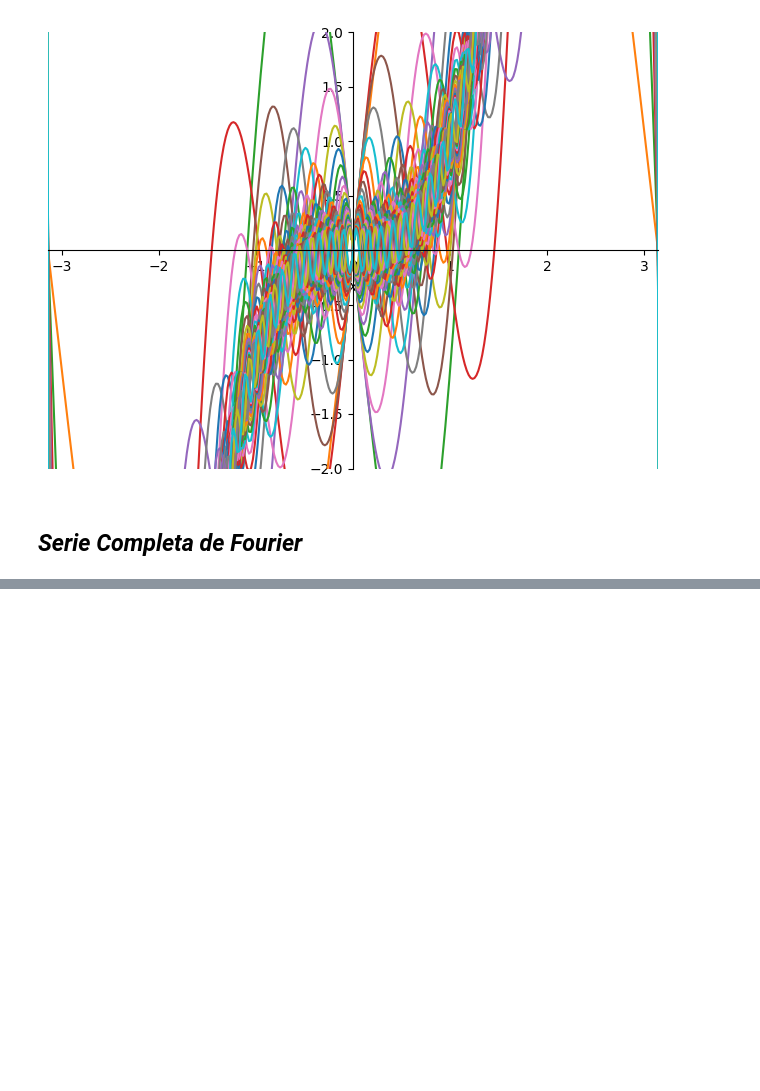
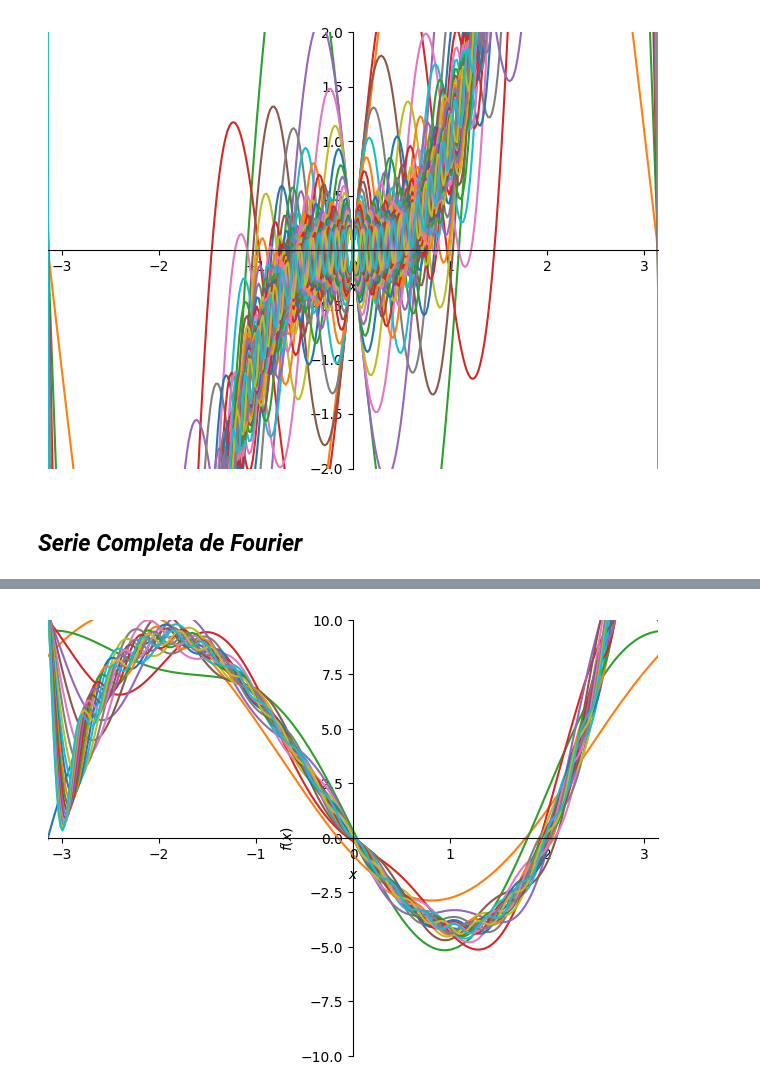
Before and after one commit to 19peirooo/Programas, a Jupyter notebook: Repaso/Fourier.ipynb, the cells around one changed output, grey strips where cells are left out. Drawn from its saved outputs; the diff is of its cells as text; code cells hidden in the pictures; blank space fills up the shorter version.

```diff
--- a/Repaso/Fourier.ipynb
+++ b/Repaso/Fourier.ipynb
@@ -154,0 +173,3 @@ grp.show()
+# %%
+CosMdotCosM = smp.integrate(smp.cos(m*smp.pi*x/L)* smp.cos(m*smp.pi*x/L),(x,-L,L)).simplify()
+SinMdotSinM = smp.integrate(smp.sin(m*smp.pi*x/L)* smp.sin(m*smp.pi*x/L),(x,-L,L)).simplify()
@@ -154,0 +184,3 @@ grp.show()
+# %%
+integrandA = f*smp.cos(m*smp.pi*x/L)/CosMdotCosM
+integrandB = f* smp.sin(m*smp.pi*x/L)/SinMdotSinM
@@ -154,0 +195,4 @@ grp.show()
+# %%
+A = smp.integrate(integrandA,(x,-L,L)).simplify()
+B = smp.integrate(integrandB,(x,-L,L)).simplify()
+A_0 = (1/(2*L))*smp.integrate(f,(x,-L,L)).simplify()
@@ -154,0 +207,15 @@ grp.show()
+# %%
+summ = A_0
+n = 20
+grp = plot(f,show=False,xlim=[-L,L],ylim=[-10,10])
+for i in range(1,n):
+    A_coeff = A.subs(m,i).doit()
+    B_coeff = B.subs(m,i).doit()
+    summ = summ + A_coeff*smp.cos(i*smp.pi*x/L) + B_coeff*smp.sin(i*smp.pi*x/L)
+
+    dl = plot(summ,show=False)
+    grp.extend(dl)
+
+grp.show()
+# %% [output]
+[figure, added]
```
Also changed, not shown: parts of 8 cells of this notebook.
